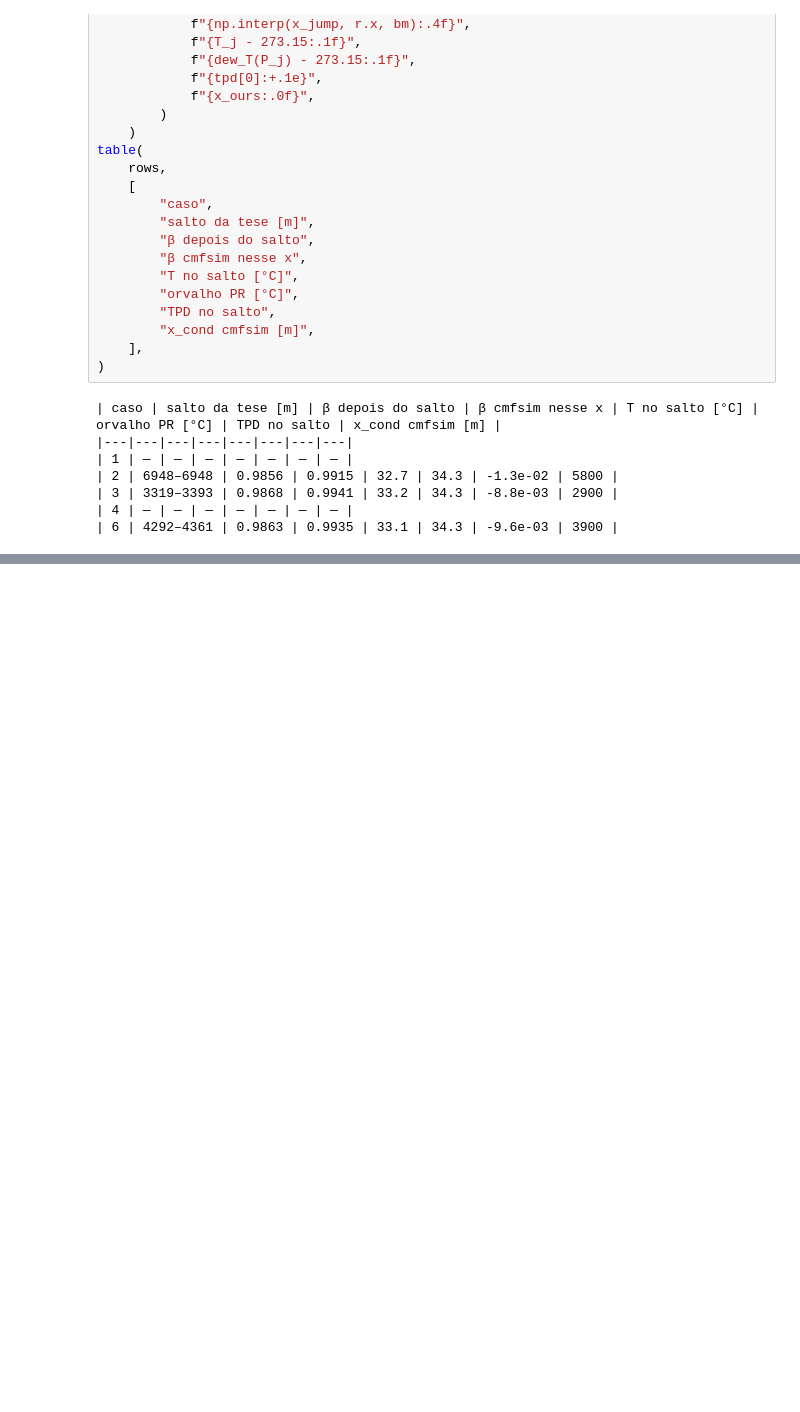
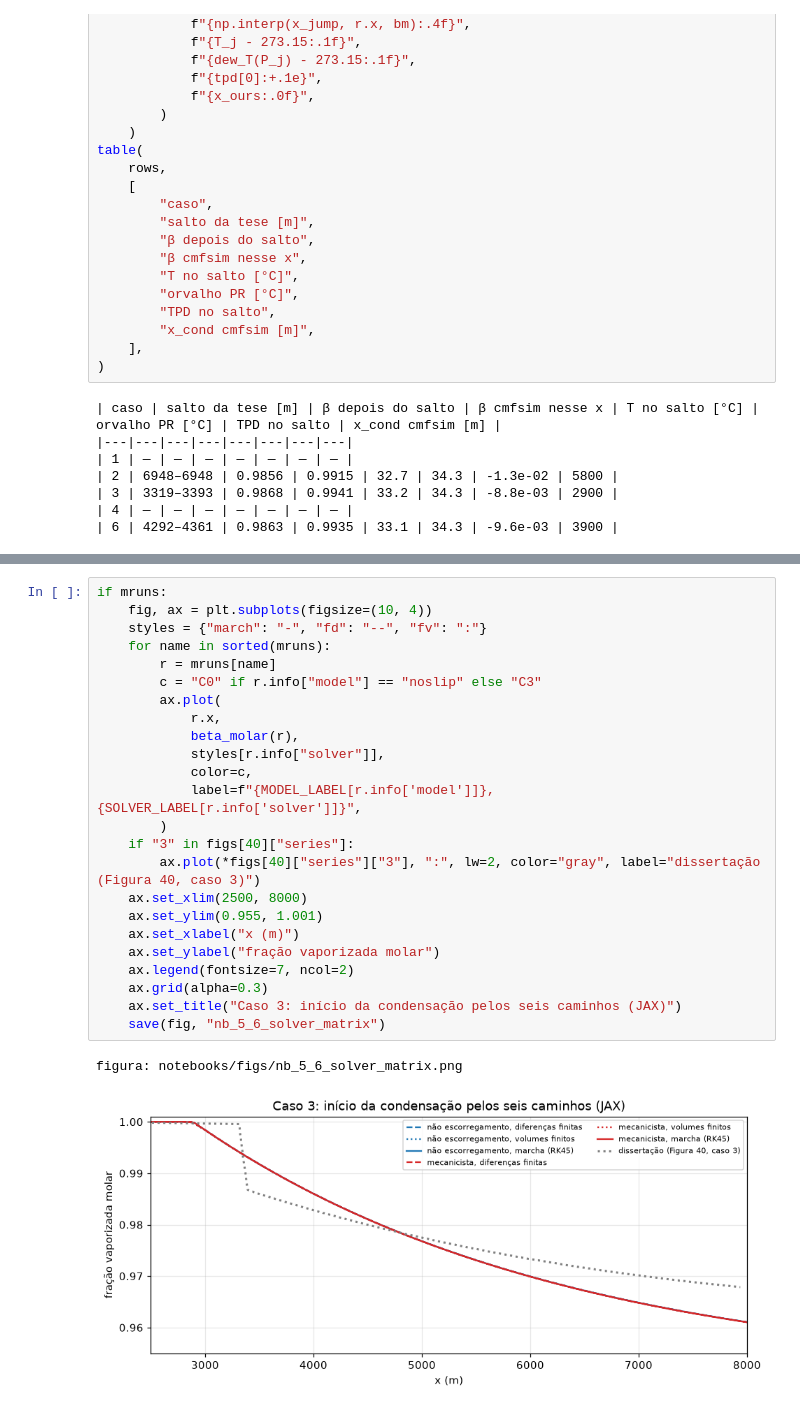
Before and after one commit to Jaimenms/research-factory, a Jupyter notebook: 01-multiphase-compositional-flow/notebooks/thesis/nb_5_6_condensate.ipynb, the cells around one changed output, grey strips where cells are left out. Saved outputs shown, nothing was run; the diff lists cells and outputs as text; blank space fills up the shorter version.

```diff
--- a/01-multiphase-compositional-flow/notebooks/thesis/nb_5_6_condensate.ipynb
+++ b/01-multiphase-compositional-flow/notebooks/thesis/nb_5_6_condensate.ipynb
@@ -361,0 +427,27 @@ table(
+# %%
+if mruns:
+    fig, ax = plt.subplots(figsize=(10, 4))
+    styles = {"march": "-", "fd": "--", "fv": ":"}
+    for name in sorted(mruns):
+        r = mruns[name]
+        c = "C0" if r.info["model"] == "noslip" else "C3"
+        ax.plot(
+            r.x,
+            beta_molar(r),
+            styles[r.info["solver"]],
+            color=c,
+            label=f"{MODEL_LABEL[r.info['model']]}, {SOLVER_LABEL[r.info['solver']]}",
+        )
+    if "3" in figs[40]["series"]:
+        ax.plot(*figs[40]["series"]["3"], ":", lw=2, color="gray", label="dissertação (Figura 40, caso 3)")
+    ax.set_xlim(2500, 8000)
+    ax.set_ylim(0.955, 1.001)
+    ax.set_xlabel("x (m)")
+    ax.set_ylabel("fração vaporizada molar")
+    ax.legend(fontsize=7, ncol=2)
+    ax.grid(alpha=0.3)
+    ax.set_title("Caso 3: início da condensação pelos seis caminhos (JAX)")
+    save(fig, "nb_5_6_solver_matrix")
+# %% [output]
+figura: notebooks/figs/nb_5_6_solver_matrix.png
+[figure, added]
```
Also changed, not shown: parts of 3 cells of this notebook, 23 other files.
